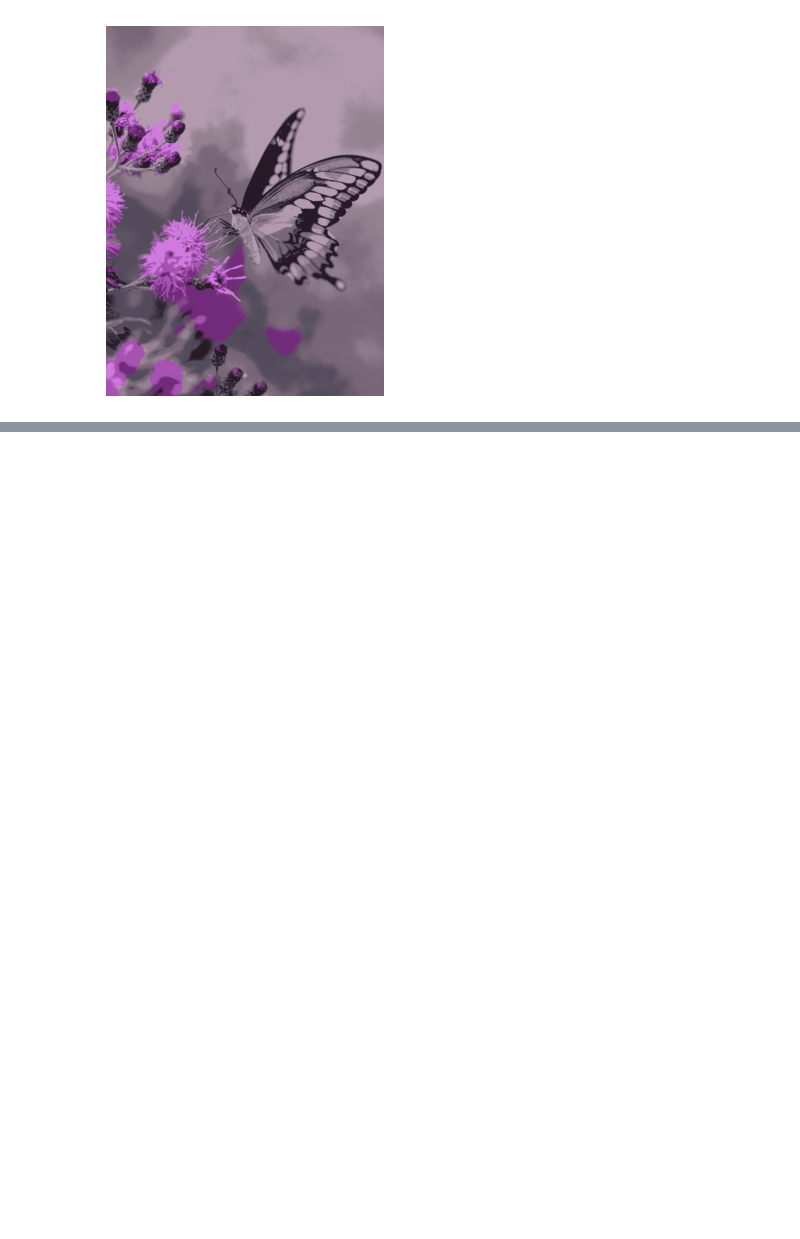
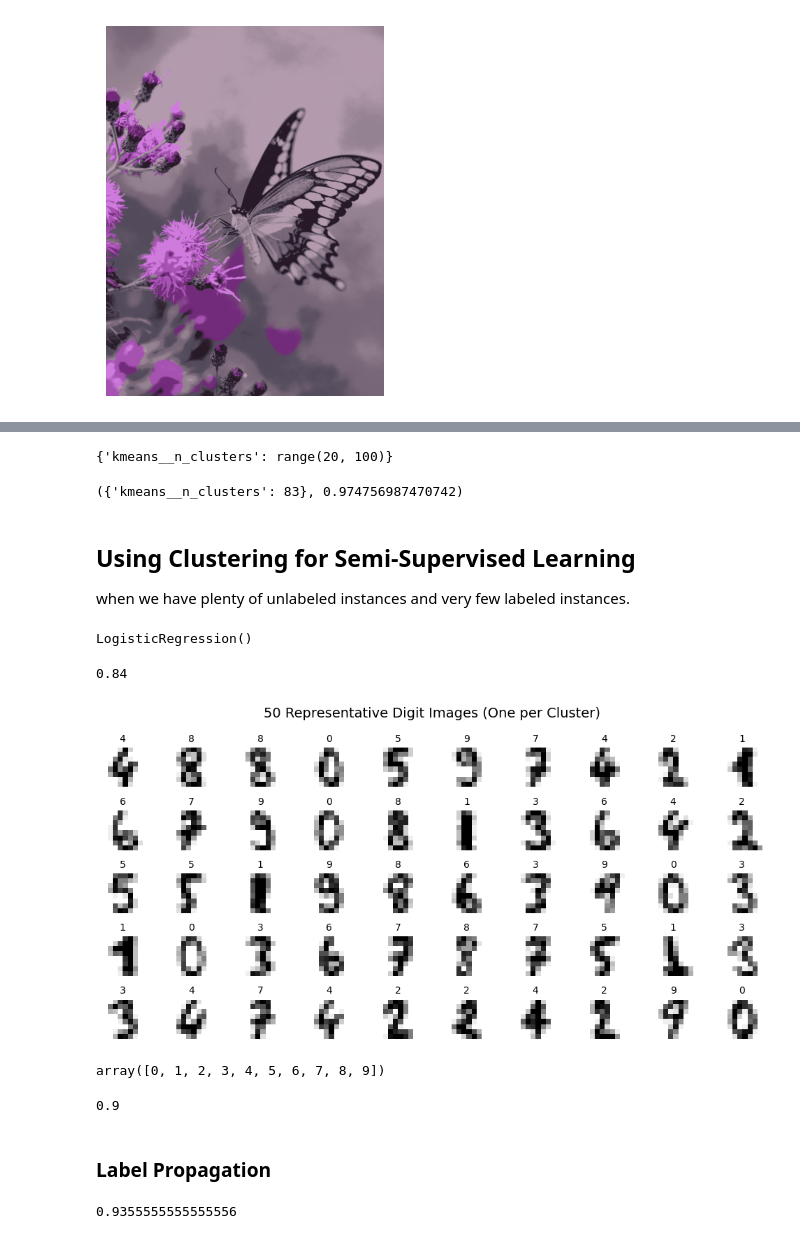
Before and after one commit to krrishmahar/jp-notebook, a Jupyter notebook: ml-books/proj4/unsupervised_learning.ipynb, the cells around one changed output, grey strips where cells are left out. Cells and saved outputs as stored; diff of their text form; code cells hidden in the pictures; blank space fills up the shorter version.

```diff
--- a/ml-books/proj4/unsupervised_learning.ipynb
+++ b/ml-books/proj4/unsupervised_learning.ipynb
@@ -591,0 +649,11 @@ plt.show()
+# %%
+from sklearn.pipeline import Pipeline
+from sklearn.cluster import KMeans
+from sklearn.preprocessing import StandardScaler
+
+pipeline = Pipeline([
+("kmeans", KMeans(n_init='auto', n_clusters=100)),
+("standardize", StandardScaler()),
+("log_reg", LogisticRegression()),
+])
+pipeline.fit(X_train, y_train)
@@ -591,0 +673,63 @@ plt.show()
+# %%
+from sklearn.model_selection import GridSearchCV
+
+
+param_grid = dict(
+    kmeans__n_clusters=range(20,100)
+)
+grid_clf = GridSearchCV(pipeline, param_grid, cv=5)
+grid_clf.fit(X_train, y_train)
+param_grid
+# %% [output]
+{'kmeans__n_clusters': range(20, 100)}
+# %%
+grid_clf.best_params_, grid_clf.best_score_
+# %% [output]
+({'kmeans__n_clusters': 83}, 0.974756987470742)
+# %% [markdown]
+## Using Clustering for Semi-Supervised Learning
+when we have plenty of unlabeled instances and very few labeled instances.
+# %%
+n_labeled = 50
+log_reg = LogisticRegression()
+log_reg.fit(X_train[:n_labeled], y_train[:n_labeled])
+# %% [output]
+LogisticRegression()
+# %%
+log_reg.score(X_test, y_test)
+# %% [output]
+0.84
+# %%
+k = 50
+kmeans = KMeans(n_clusters=k)
+X_digits_dist = kmeans.fit_transform(X_train)
+representative_digit_idx = np.argmin(X_digits_dist, axis=0)
+X_representative_digits = X_train[representative_digit_idx]
+# %%
+import matplotlib.pyplot as plt
+
+plt.figure(figsize=(10, 5))
+for idx, image in enumerate(X_representative_digits):
+    plt.subplot(5, 10, idx + 1)
+    plt.imshow(image.reshape(8, 8), cmap='binary')
+    plt.title(str(y_representative_digits[idx]), fontsize=10)
+    plt.axis('off')
+
+plt.suptitle("50 Representative Digit Images (One per Cluster)", fontsize=14)
+plt.tight_layout()
+plt.show()
+# %% [output]
+[figure, added]
+# %%
+y_representative_digits = y_train[representative_digit_idx]
+np.unique(y_representative_digits)
+# %% [output]
+array([0, 1, 2, 3, 4, 5, 6, 7, 8, 9])
+# %%
+log_reg = LogisticRegression(n_jobs=-1, max_iter=500)
+log_reg.fit(X_representative_digits, y_representative_digits)
+log_reg.score(X_test, y_test)
+# %% [output]
+0.9
+# %% [markdown]
+### Label Propagation
@@ -591,0 +740,6 @@ plt.show()
+# %%
+log_reg = LogisticRegression(max_iter=500,n_jobs=-1)
+log_reg.fit(X_train, y_train_propagated)
+log_reg.score(X_test, y_test)
+# %% [output]
+0.9355555555555556
```
Also changed, not shown: parts of 11 cells of this notebook, 4 other files.
